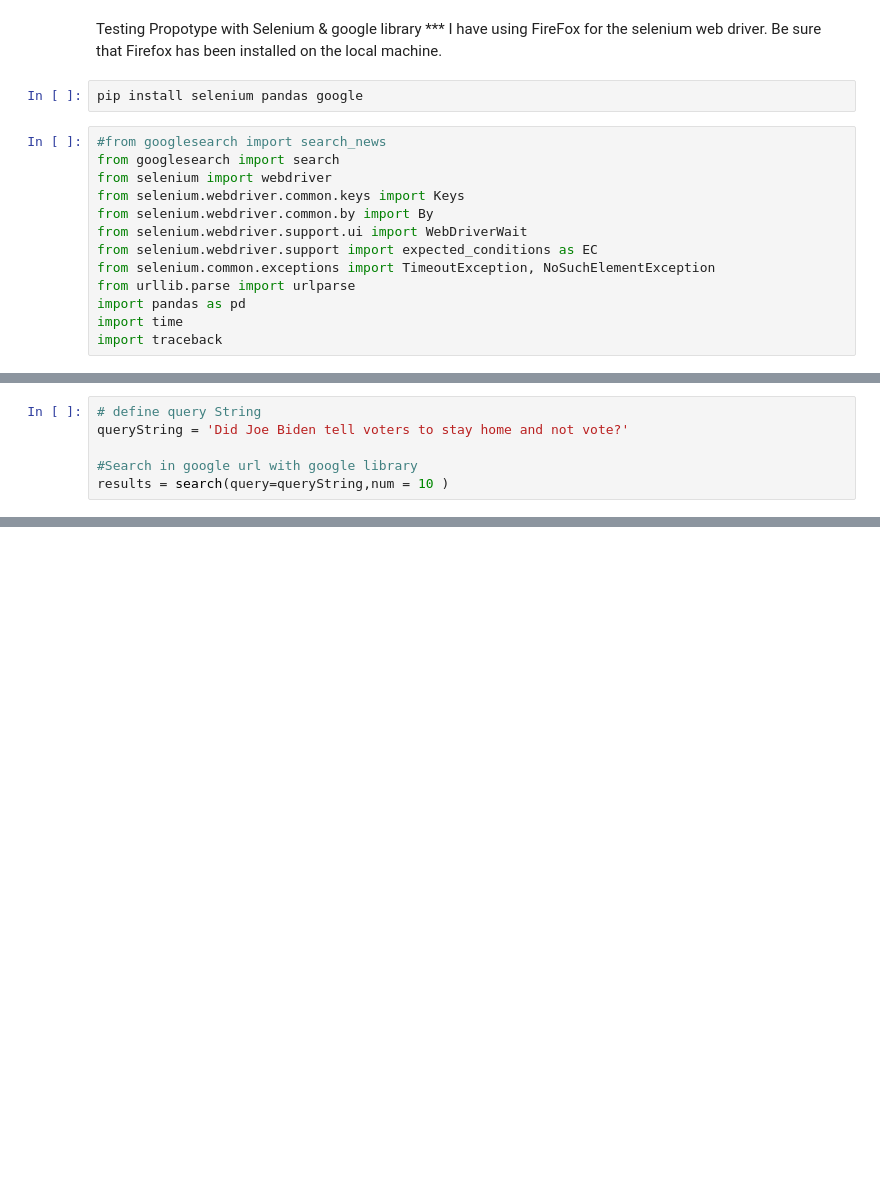
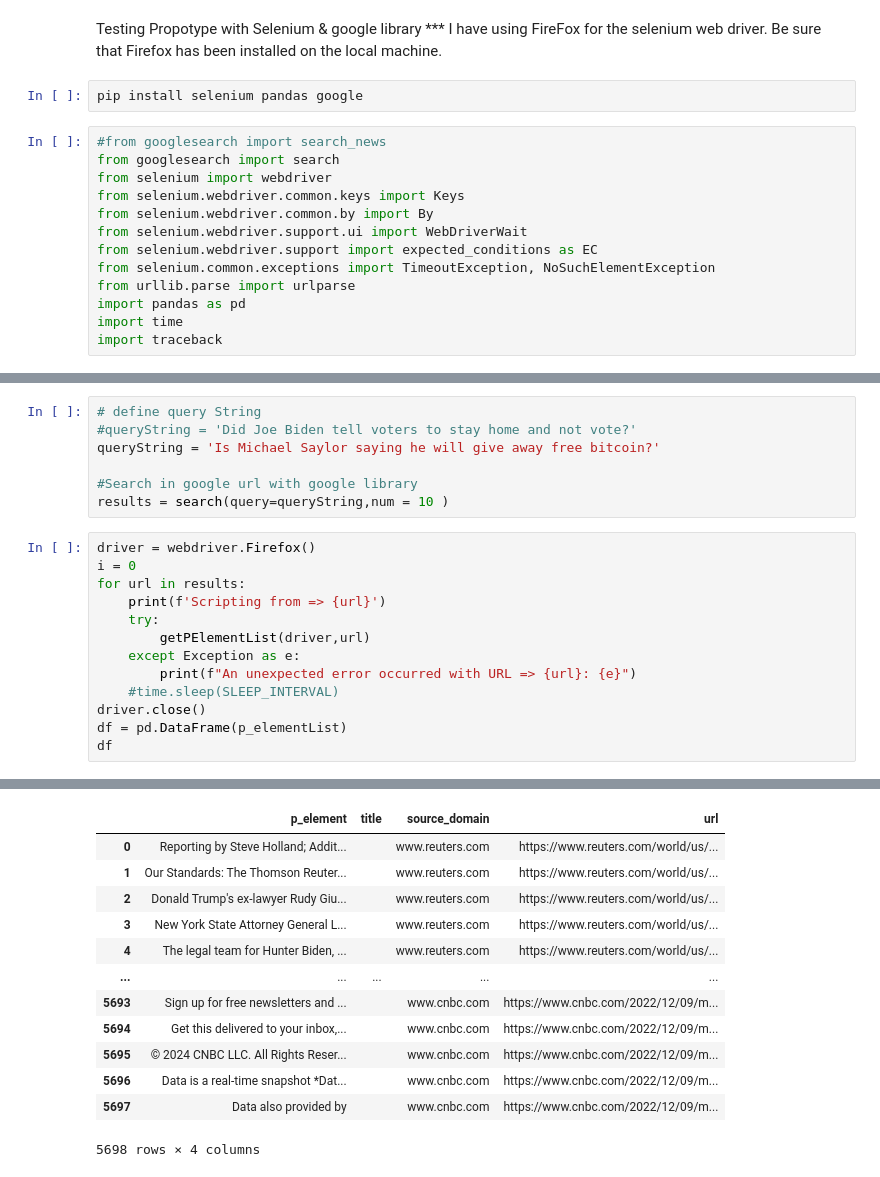
Before and after one commit to kennethtangca/CanTekWebScraping, a Jupyter notebook: seleniumTesting.ipynb, the cells around one changed output, grey strips where cells are left out. Cells and saved outputs as stored; diff of their text form; blank space fills up the shorter version.

```diff
--- a/seleniumTesting.ipynb
+++ b/seleniumTesting.ipynb
@@ -111,7 +148,22 @@ def save_to_csv_with_pandas(recordSet, filename):
     df.to_csv(filename, index=False, encoding='utf-8')
 # %%
 # define query String
-queryString = 'Did Joe Biden tell voters to stay home and not vote?'
+#queryString = 'Did Joe Biden tell voters to stay home and not vote?'
+queryString = 'Is Michael Saylor saying he will give away free bitcoin?'
 
 #Search in google url with google library
 results = search(query=queryString,num = 10 )
+# %%
+driver = webdriver.Firefox()
+i = 0
+for url in results:
+    print(f'Scripting from => {url}')
+    try:
+        getPElementList(driver,url)
+    except Exception as e:
+        print(f"An unexpected error occurred with URL => {url}: {e}")
+    #time.sleep(SLEEP_INTERVAL)
+driver.close()
+df = pd.DataFrame(p_elementList)
+df
+# %% [output]
@@ -118,3 +187,16 @@ results = search(query=queryString,num = 10 )
+|  | p_element | title | source_domain | url |
+| 0 | Reporting by Steve Holland; Addit... |  | www.reuters.com | https://www.reuters.com/world/us/... |
+| 1 | Our Standards: The Thomson Reuter... |  | www.reuters.com | https://www.reuters.com/world/us/... |
+| 2 | Donald Trump's ex-lawyer Rudy Giu... |  | www.reuters.com | https://www.reuters.com/world/us/... |
+| 3 | New York State Attorney General L... |  | www.reuters.com | https://www.reuters.com/world/us/... |
+| 4 | The legal team for Hunter Biden, ... |  | www.reuters.com | https://www.reuters.com/world/us/... |
+| ... | ... | ... | ... | ... |
+| 5693 | Sign up for free newsletters and ... |  | www.cnbc.com | https://www.cnbc.com/2022/12/09/m... |
+| 5694 | Get this delivered to your inbox,... |  | www.cnbc.com | https://www.cnbc.com/2022/12/09/m... |
+| 5695 | © 2024 CNBC LLC. All Rights Reser... |  | www.cnbc.com | https://www.cnbc.com/2022/12/09/m... |
+| 5696 | Data is a real-time snapshot *Dat... |  | www.cnbc.com | https://www.cnbc.com/2022/12/09/m... |
+| 5697 | Data also provided by |  | www.cnbc.com | https://www.cnbc.com/2022/12/09/m... |
+5698 rows × 4 columns
 # %%
 dataSet = []
 driver = webdriver.Firefox()
```
Also changed, not shown: parts of 5 cells of this notebook.
